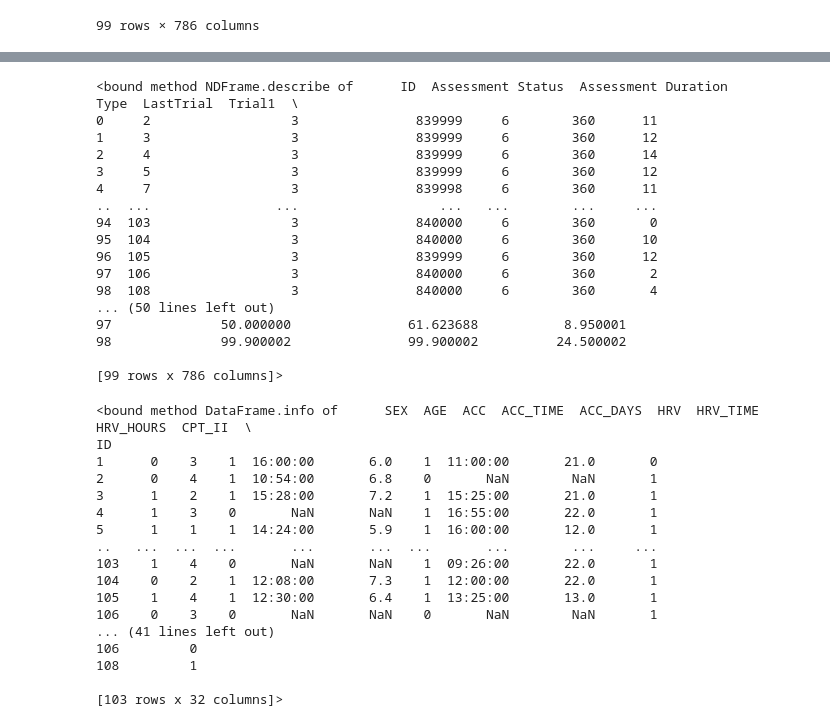
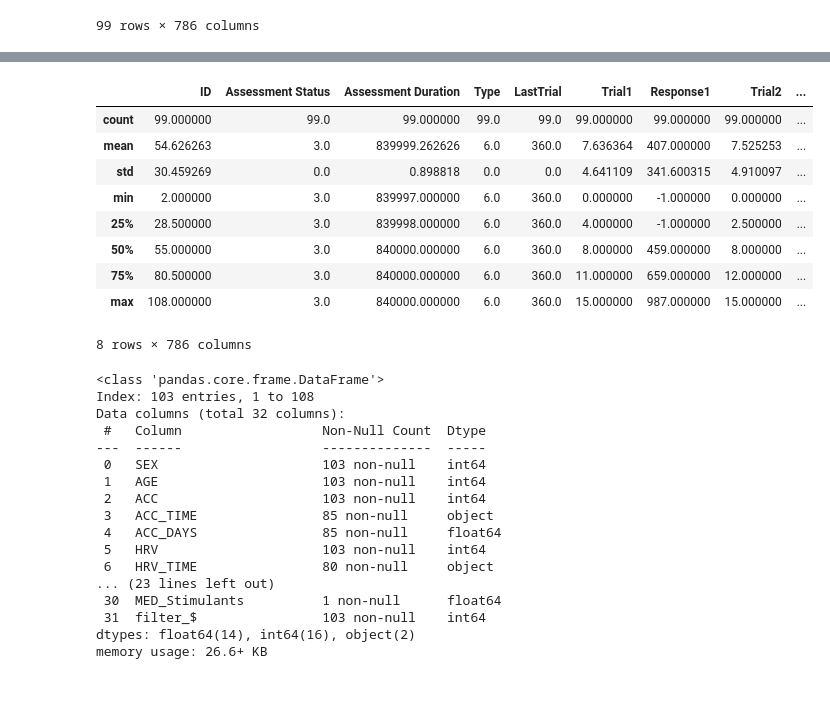
Before and after one commit to Amahseyn/ADHD, a Jupyter notebook: preprocess.ipynb, the cells around one changed output, grey strips where cells are left out. Saved outputs shown, nothing was run; the diff lists cells and outputs as text; code cells hidden in the pictures; blank space fills up the shorter version.

```diff
--- a/preprocess.ipynb
+++ b/preprocess.ipynb
@@ -8,6 +8,7 @@ features_df = pd.read_csv(features_path,sep=";")
 cpt_df = pd.read_csv(cpt_path,sep=";")
 patient_df = patient_df.set_index('ID')
 features_df = features_df.set_index('ID')
+cpt_df = cpt_df.set_index('ID')
 # %%
 patient_df
 # %% [output]
@@ -101,41 +88,34 @@ ID
 # %%
-cpt_df.describe
+cpt_df.describe()
 # %% [output]
+|  | ID | Assessment Status | Assessment Duration | Type | LastTrial | Trial1 | Response1 | Trial2 | ... |
+| count | 99.000000 | 99.0 | 99.000000 | 99.0 | 99.0 | 99.000000 | 99.000000 | 99.000000 | ... |
+| mean | 54.626263 | 3.0 | 839999.262626 | 6.0 | 360.0 | 7.636364 | 407.000000 | 7.525253 | ... |
+| std | 30.459269 | 0.0 | 0.898818 | 0.0 | 0.0 | 4.641109 | 341.600315 | 4.910097 | ... |
+| min | 2.000000 | 3.0 | 839997.000000 | 6.0 | 360.0 | 0.000000 | -1.000000 | 0.000000 | ... |
+| 25% | 28.500000 | 3.0 | 839998.000000 | 6.0 | 360.0 | 4.000000 | -1.000000 | 2.500000 | ... |
+| 50% | 55.000000 | 3.0 | 840000.000000 | 6.0 | 360.0 | 8.000000 | 459.000000 | 8.000000 | ... |
+| 75% | 80.500000 | 3.0 | 840000.000000 | 6.0 | 360.0 | 11.000000 | 659.000000 | 12.000000 | ... |
+| max | 108.000000 | 3.0 | 840000.000000 | 6.0 | 360.0 | 15.000000 | 987.000000 | 15.000000 | ... |
-<bound method NDFrame.describe of      ID  Assessment Status  Assessment Duration  Type  LastTrial  Trial1  \
-0     2                  3               839999     6        360      11
-1     3                  3               839999     6        360      12
-2     4                  3               839999     6        360      14
-3     5                  3               839999     6        360      12
-4     7                  3               839998     6        360      11
-..  ...                ...                  ...   ...        ...     ...
-94  103                  3               840000     6        360       0
-95  104                  3               840000     6        360      10
-96  105                  3               839999     6        360      12
-97  106                  3               840000     6        360       2
-98  108                  3               840000     6        360       4
-... (50 lines left out)
-97              50.000000               61.623688           8.950001
-98              99.900002               99.900002          24.500002
-
-[99 rows x 786 columns]>
+8 rows × 786 columns
 # %%
-patient_df.info
+patient_df.info()
 # %% [output]
-<bound method DataFrame.info of      SEX  AGE  ACC  ACC_TIME  ACC_DAYS  HRV  HRV_TIME  HRV_HOURS  CPT_II  \
-ID
-1      0    3    1  16:00:00       6.0    1  11:00:00       21.0       0
-2      0    4    1  10:54:00       6.8    0       NaN        NaN       1
-3      1    2    1  15:28:00       7.2    1  15:25:00       21.0       1
-4      1    3    0       NaN       NaN    1  16:55:00       22.0       1
-5      1    1    1  14:24:00       5.9    1  16:00:00       12.0       1
-..   ...  ...  ...       ...       ...  ...       ...        ...     ...
-103    1    4    0       NaN       NaN    1  09:26:00       22.0       1
-104    0    2    1  12:08:00       7.3    1  12:00:00       22.0       1
-105    1    4    1  12:30:00       6.4    1  13:25:00       13.0       1
-106    0    3    0       NaN       NaN    0       NaN        NaN       1
-... (41 lines left out)
-106         0
-108         1
-
-[103 rows x 32 columns]>
+<class 'pandas.core.frame.DataFrame'>
+Index: 103 entries, 1 to 108
+Data columns (total 32 columns):
+ #   Column                  Non-Null Count  Dtype
+---  ------                  --------------  -----
+ 0   SEX                     103 non-null    int64
+ 1   AGE                     103 non-null    int64
+ 2   ACC                     103 non-null    int64
+ 3   ACC_TIME                85 non-null     object
+ 4   ACC_DAYS                85 non-null     float64
+ 5   HRV                     103 non-null    int64
+ 6   HRV_TIME                80 non-null     object
+... (23 lines left out)
+ 30  MED_Stimulants          1 non-null      float64
+ 31  filter_$                103 non-null    int64
+dtypes: float64(14), int64(16), object(2)
+memory usage: 26.6+ KB
 # %%
```
Also changed, not shown: parts of 8 cells of this notebook.
